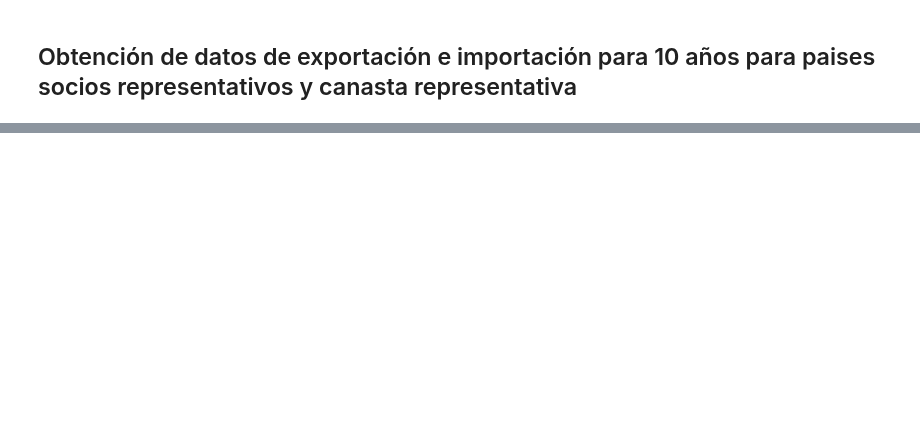
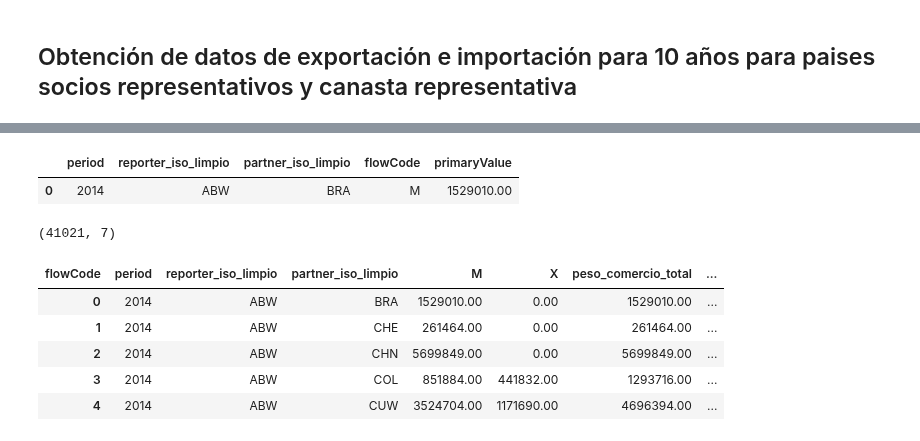
Before and after one commit to hubcborja/Trabajo_grado_ECIJG, a Jupyter notebook: Comtrade_Free_API.ipynb, the cells around one changed output, grey strips where cells are left out. Cells and saved outputs as stored; diff of their text form; code cells hidden in the pictures; blank space fills up the shorter version.

```diff
--- a/Comtrade_Free_API.ipynb
+++ b/Comtrade_Free_API.ipynb
@@ -301,0 +336,11 @@ set()
+# %%
+# merge para garantizar que el Reporter tenga su ISO3 correcto para reporter y partner
+base_red = exports_imports_socios_red_commodities.merge(df_diccionario_paises[['partnerCode', 'iso3']],
+                                                        left_on='reporterCode',
+                                                        right_on='partnerCode',
+                                                        how='left').rename(columns={'iso3': 'reporter_iso_limpio'}).drop('partnerCode_y', axis=1)
+
+base_red = base_red.merge(df_diccionario_paises[['partnerCode', 'iso3']],
+                          left_on='partnerCode_x',
+                          right_on='partnerCode',
+                          how='left').rename(columns={'iso3': 'partner_iso_limpio'})
@@ -301,0 +355,35 @@ set()
+# %%
+# Se agrupa por año, origen, destino y expo o impo y sumamos el valor
+flujos_consolidados = base_red.groupby(['period', 'reporter_iso_limpio', 'partner_iso_limpio', 'flowCode'])['primaryValue'].sum().reset_index()
+
+# Se filtra para los socios de interés (Preguntar acerca de este paso)
+lista_iso_socios = df_diccionario_paises[df_diccionario_paises['partnerCode'].isin(socios_comerciales)]['iso3'].tolist()
+flujos_consolidados = flujos_consolidados[(flujos_consolidados['reporter_iso_limpio'].isin(lista_iso_socios)) &(flujos_consolidados['partner_iso_limpio'].isin(lista_iso_socios))]
+flujos_consolidados.head(1)
+# %% [output]
+|  | period | reporter_iso_limpio | partner_iso_limpio | flowCode | primaryValue |
+| 0 | 2014 | ABW | BRA | M | 1529010.00 |
+# %%
+# Pivotar tabla
+red_final = flujos_consolidados.pivot_table(index=['period', 'reporter_iso_limpio', 'partner_iso_limpio'],
+                                            columns='flowCode',
+                                            values='primaryValue',
+                                            fill_value=0).reset_index()
+
+# Peso para la red
+red_final['peso_comercio_total'] = red_final['M'] + red_final['X']
+red_final['balanza_comercial'] = red_final['X'] - red_final['M']
+
+nombre_archivo = 'Comtrade_canasta_socios_significativos_2014_2024.csv'
+red_final.to_csv(os.path.join(ruta_drive, nombre_archivo), index=False)
+
+print(red_final.shape)
+red_final.head()
+# %% [output]
+(41021, 7)
+| flowCode | period | reporter_iso_limpio | partner_iso_limpio | M | X | peso_comercio_total | ... |
+| 0 | 2014 | ABW | BRA | 1529010.00 | 0.00 | 1529010.00 | ... |
+| 1 | 2014 | ABW | CHE | 261464.00 | 0.00 | 261464.00 | ... |
+| 2 | 2014 | ABW | CHN | 5699849.00 | 0.00 | 5699849.00 | ... |
+| 3 | 2014 | ABW | COL | 851884.00 | 441832.00 | 1293716.00 | ... |
+| 4 | 2014 | ABW | CUW | 3524704.00 | 1171690.00 | 4696394.00 | ... |
```
Also changed, not shown: parts of 16 cells of this notebook.
